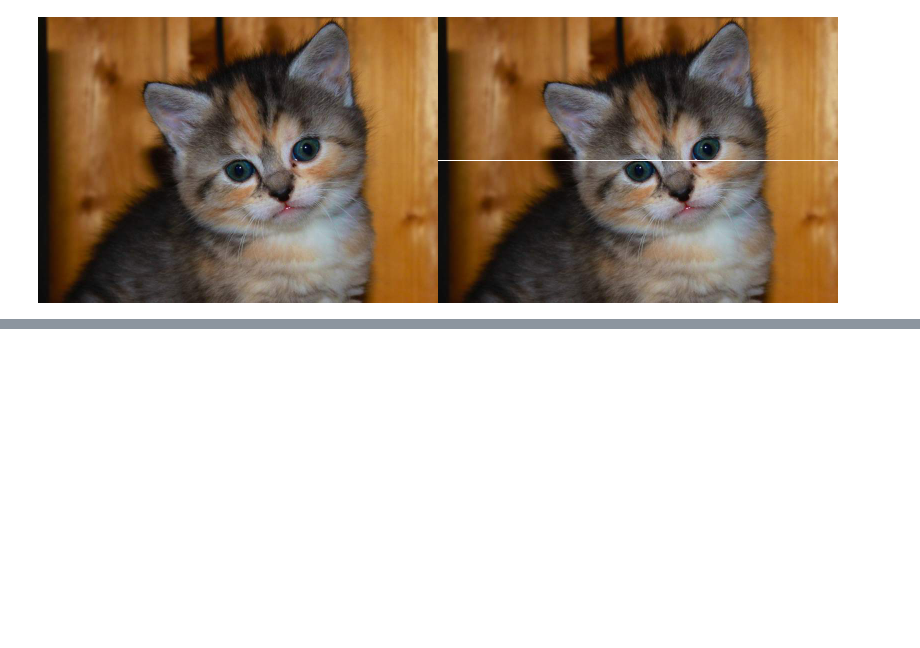
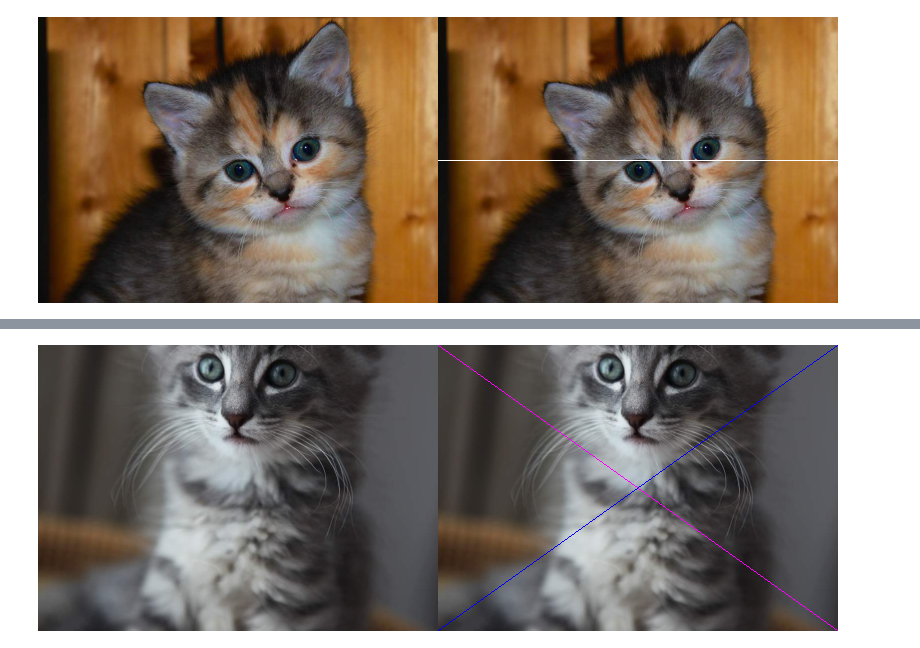
Before and after one commit to altalarikyusuf98/PCVK_Genap_2021, a Jupyter notebook: Week1.ipynb, the cells around one changed output, grey strips where cells are left out. Saved outputs shown, nothing was run; the diff lists cells and outputs as text; code cells hidden in the pictures; blank space fills up the shorter version.

```diff
--- a/Week1.ipynb
+++ b/Week1.ipynb
@@ -49,0 +66,17 @@ cv2_imshow(final_frame)
+# %%
+# Tugas 2
+tinggi = image_2.shape[0]
+lebar = image_2.shape[1]
+
+image_2 = cv.cvtColor(image, cv.COLOR_BGR2RGB)
+image_3 = cv.cvtColor(image, cv.COLOR_BGR2RGB)
+
+# Membuat garis menyilang diagonal pertama
+cv.line(image_3,(0,0), (lebar - 1, tinggi - 1), (255,0,255), 1)
+# Membuat garis menyilang diagonal kedua
+cv.line(image_3,(lebar - 1,0), (0, tinggi - 1), (255,0,0), 1)
+
+final_frame = cv.hconcat((image_2, image_3))
+cv2_imshow(final_frame)
+# %% [output]
+[figure, added]
```
Also changed, not shown: parts of 1 cell of this notebook.
